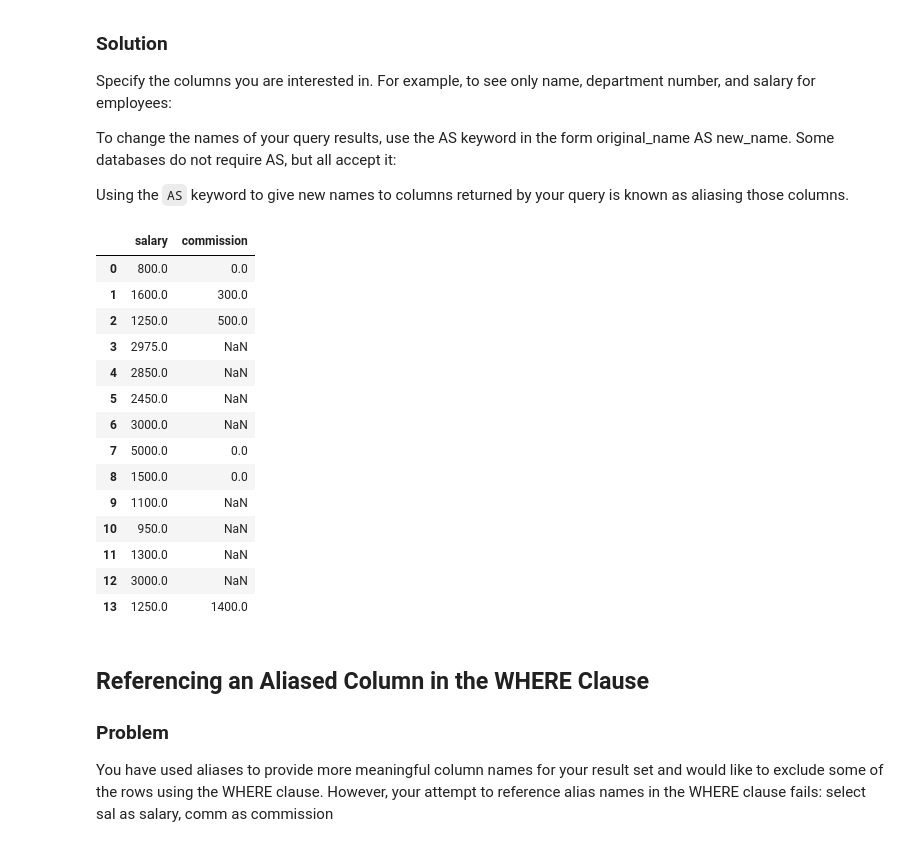
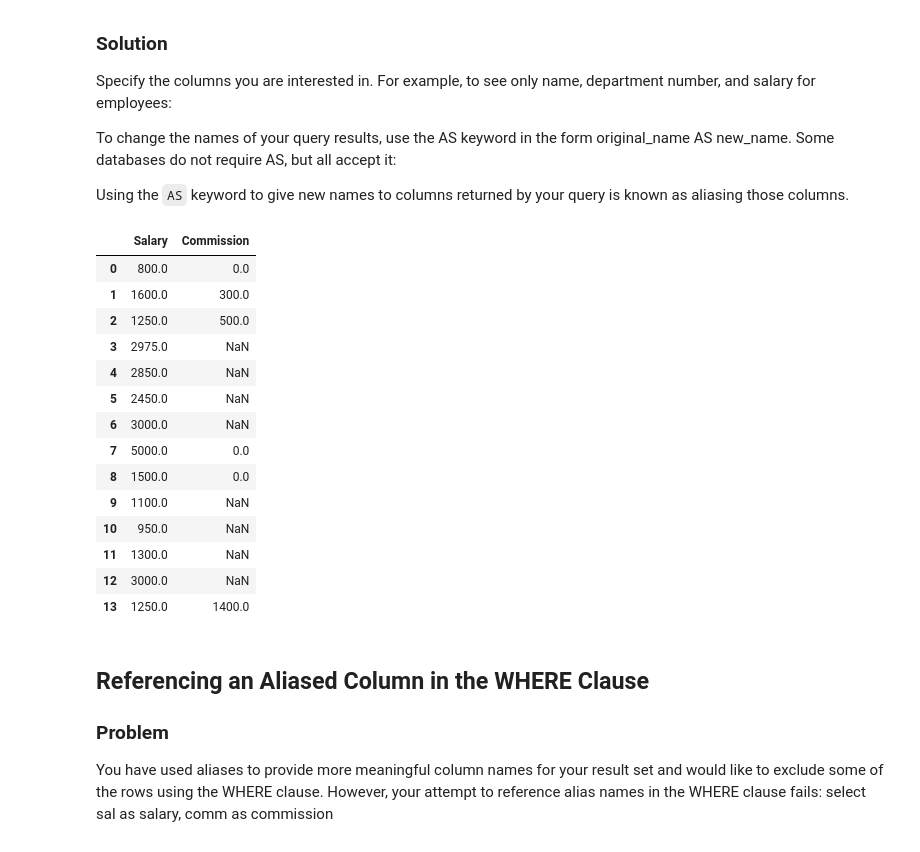
Before and after one commit to alinemati45/mysql_code_leetcode, a Jupyter notebook: SQL Cookbook for MySQL-Legion.ipynb, the cells around one changed output. Cells and saved outputs as stored; diff of their text form; code cells hidden in the pictures.

```diff
--- a/SQL Cookbook for MySQL-Legion.ipynb
+++ b/SQL Cookbook for MySQL-Legion.ipynb
@@ -305,11 +322,11 @@ Using the `AS` keyword to give new names to columns returned by your query is
 known as aliasing those columns.
 # %%
 query('''
-select sal as salary, comm as commission
+select sal as Salary, comm as Commission
 from emp
 ''')
 # %% [output]
-|  | salary | commission |
+|  | Salary | Commission |
 | 0 | 800.0 | 0.0 |
 | 1 | 1600.0 | 300.0 |
 | 2 | 1250.0 | 500.0 |
```
Also changed, not shown: parts of 63 cells of this notebook, 2 other files.
